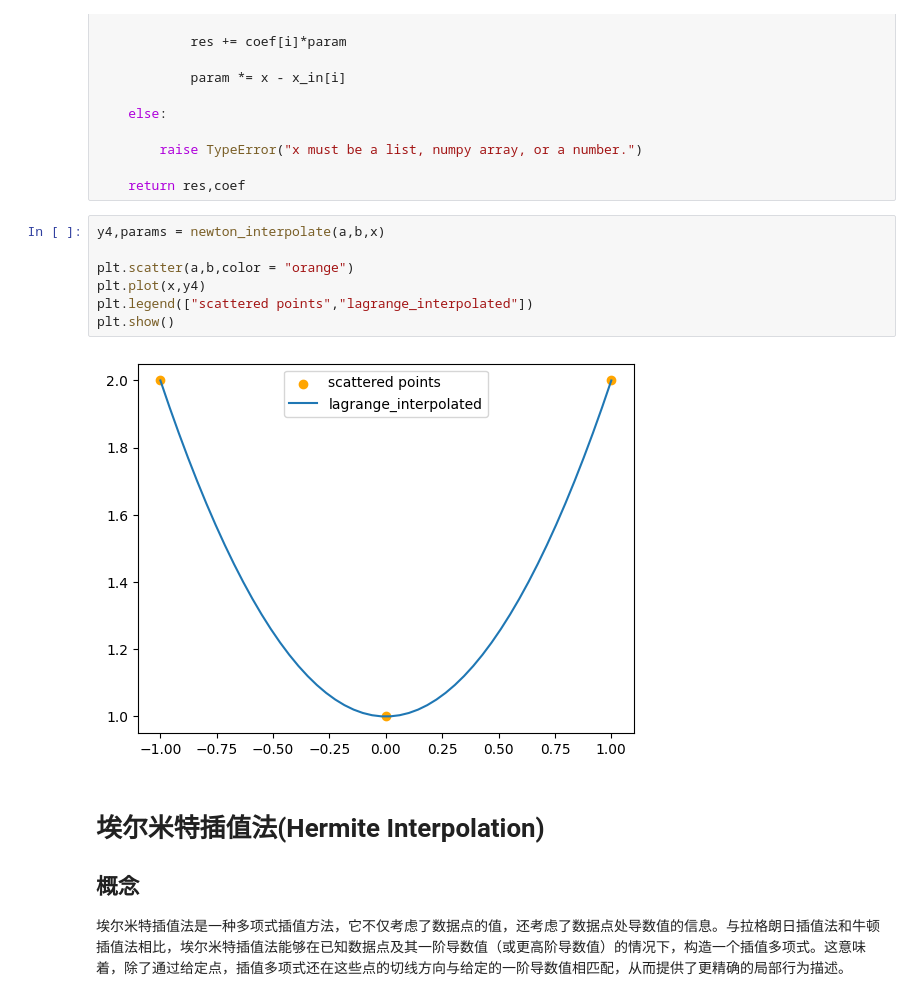
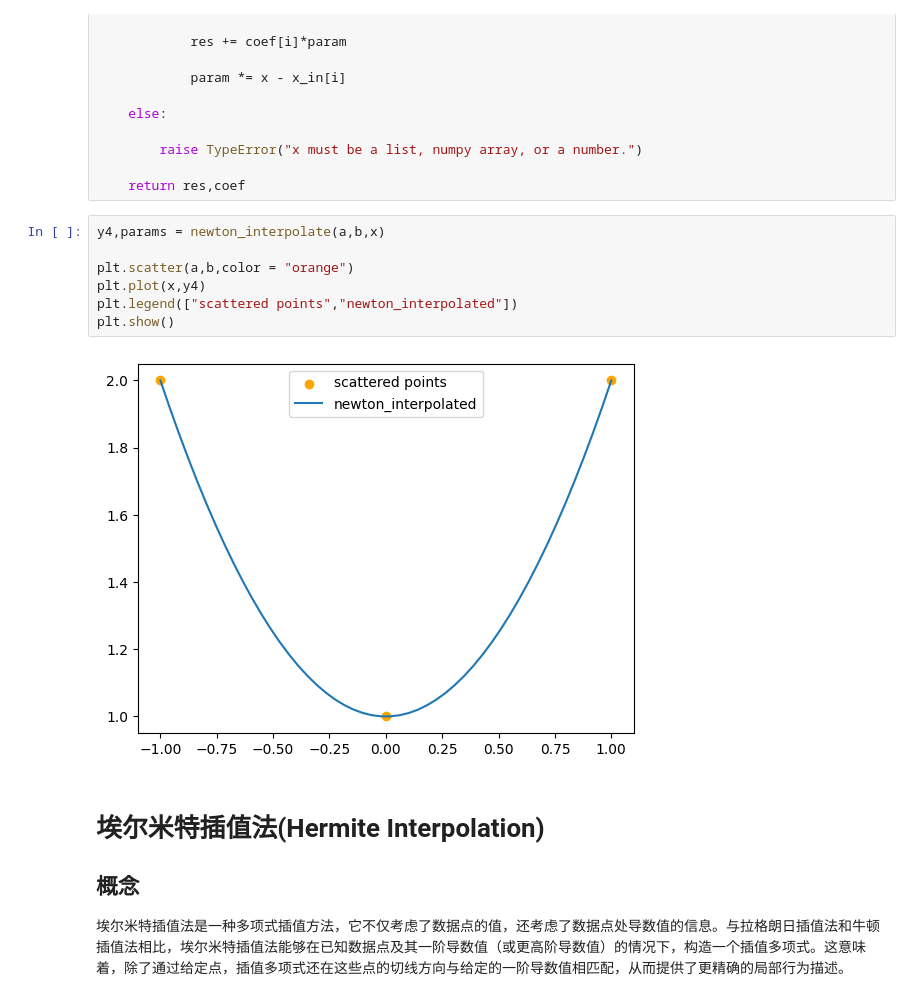
Before and after one commit to oooopsa/numeric_analysis, a Jupyter notebook: Code/插值法.ipynb, the cells around one changed output. Cells and saved outputs as stored; diff of their text form.

```diff
--- a/Code/插值法.ipynb
+++ b/Code/插值法.ipynb
@@ -481,12 +481,12 @@ def newton_interpolate(x_in,y_in,x):
 # %%
 y4,params = newton_interpolate(a,b,x)
 
 plt.scatter(a,b,color = "orange")
 plt.plot(x,y4)
-plt.legend(["scattered points","lagrange_interpolated"])
+plt.legend(["scattered points","newton_interpolated"])
 plt.show()
 # %% [output]
-[figure, old version]
+[figure, new version]
 # %% [markdown]
 # 埃尔米特插值法(Hermite Interpolation)
 ## 概念
```
Also changed, not shown: parts of 2 cells of this notebook, 49 other files.
